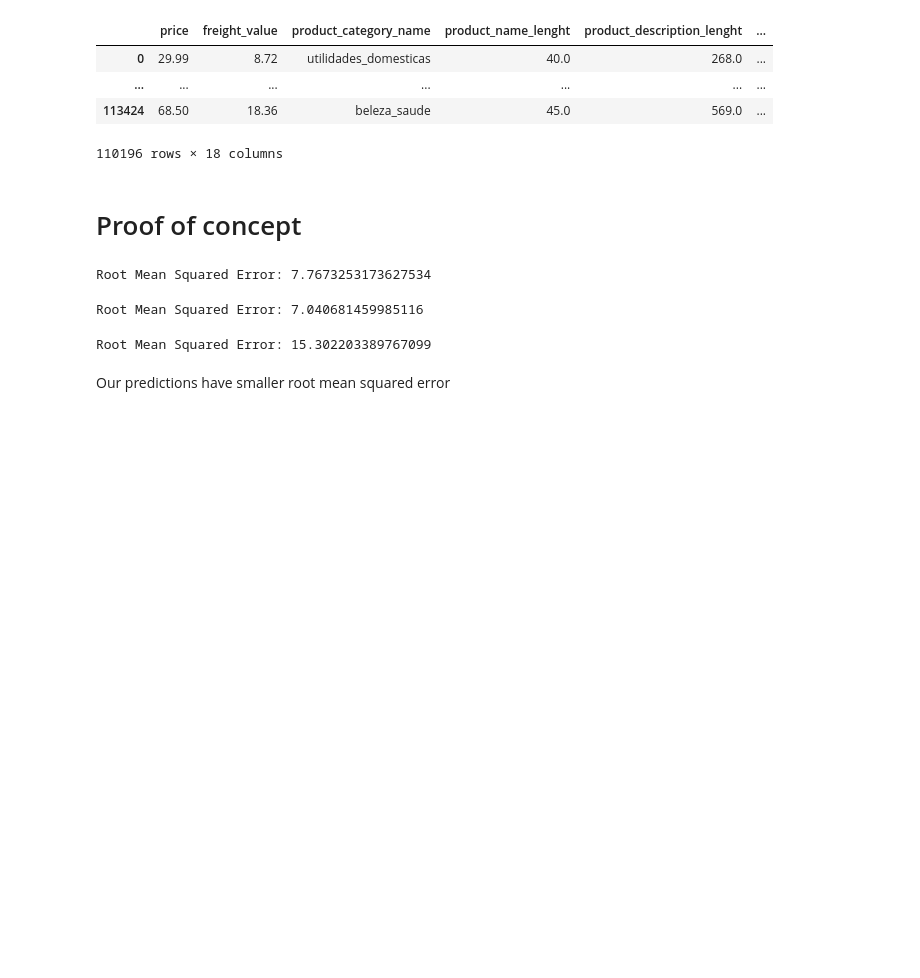
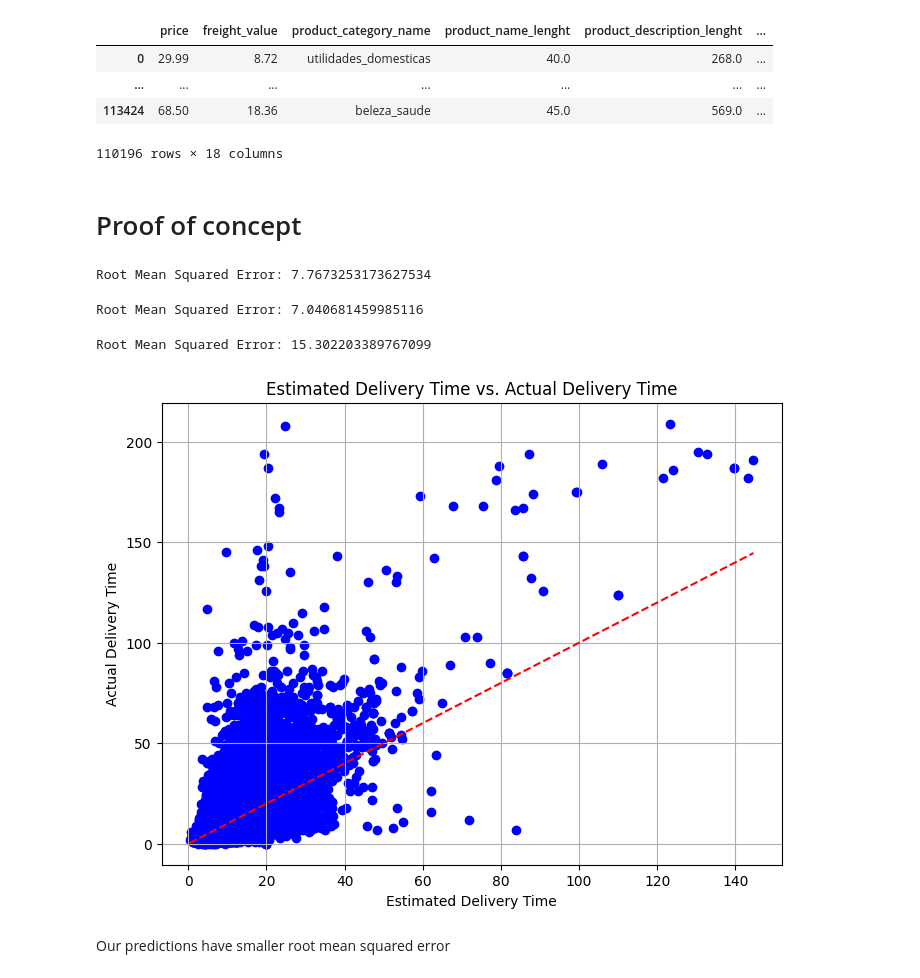
Before and after one commit to Skronski/e_commerce, a Jupyter notebook: 00_programs/04_delivery_experience/delivery_time_prediction.ipynb, the cells around one changed output. Drawn from its saved outputs; the diff is of its cells as text; code cells hidden in the pictures; blank space fills up the shorter version.

Commit message:
i should come up with better plot

```diff
--- a/00_programs/04_delivery_experience/delivery_time_prediction.ipynb
+++ b/00_programs/04_delivery_experience/delivery_time_prediction.ipynb
@@ -372,5 +372,18 @@ rmse = root_mean_squared_error(df["order_estimated_delivery_time"], y)
 print("Root Mean Squared Error:", rmse)
 # %% [output]
 Root Mean Squared Error: 15.302203389767099
+# %%
+plt.figure(figsize=(8, 6))
+plt.scatter(y_whole_pred, y, color='blue')
+plt.plot([min(y_whole_pred), max(y_whole_pred)],
+         [min(y_whole_pred), max(y_whole_pred)],
+         color='red', linestyle='--')
+plt.title('Estimated Delivery Time vs. Actual Delivery Time')
+plt.xlabel('Estimated Delivery Time')
+plt.ylabel('Actual Delivery Time')
+plt.grid(True)
+plt.show()
+# %% [output]
+[figure, added]
 # %% [markdown]
 Our predictions have smaller root mean squared error
```
